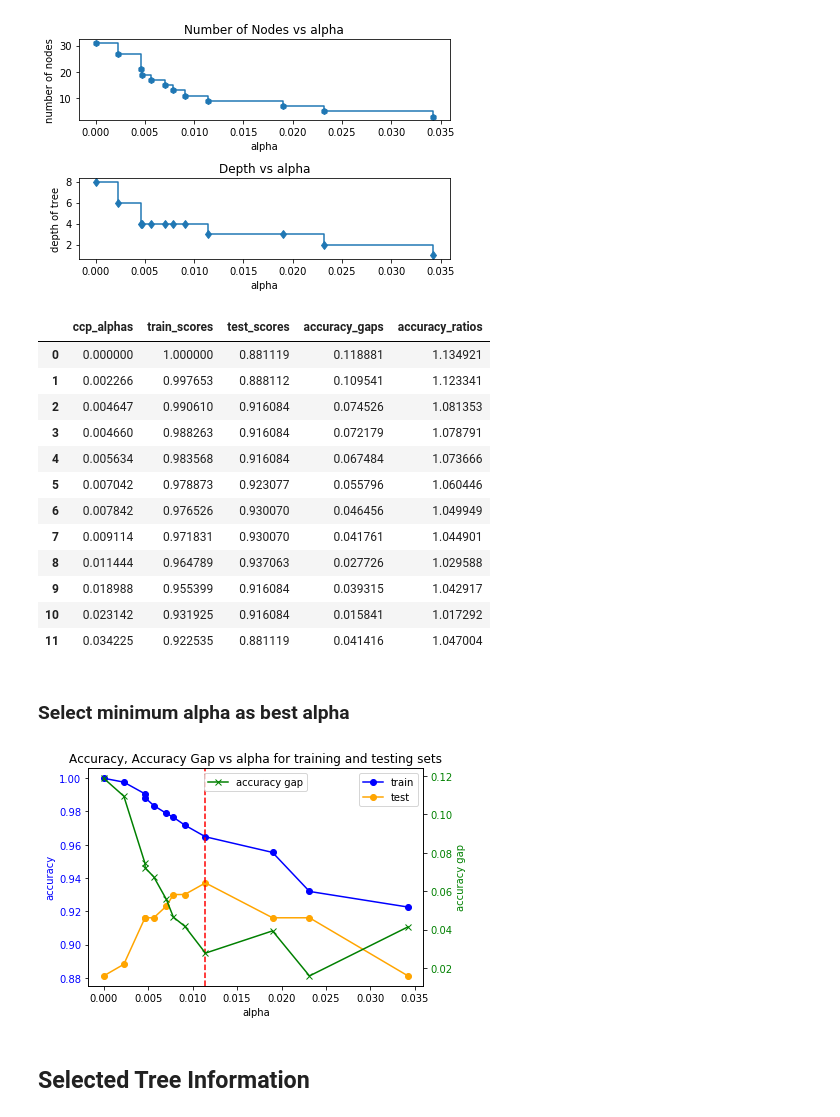
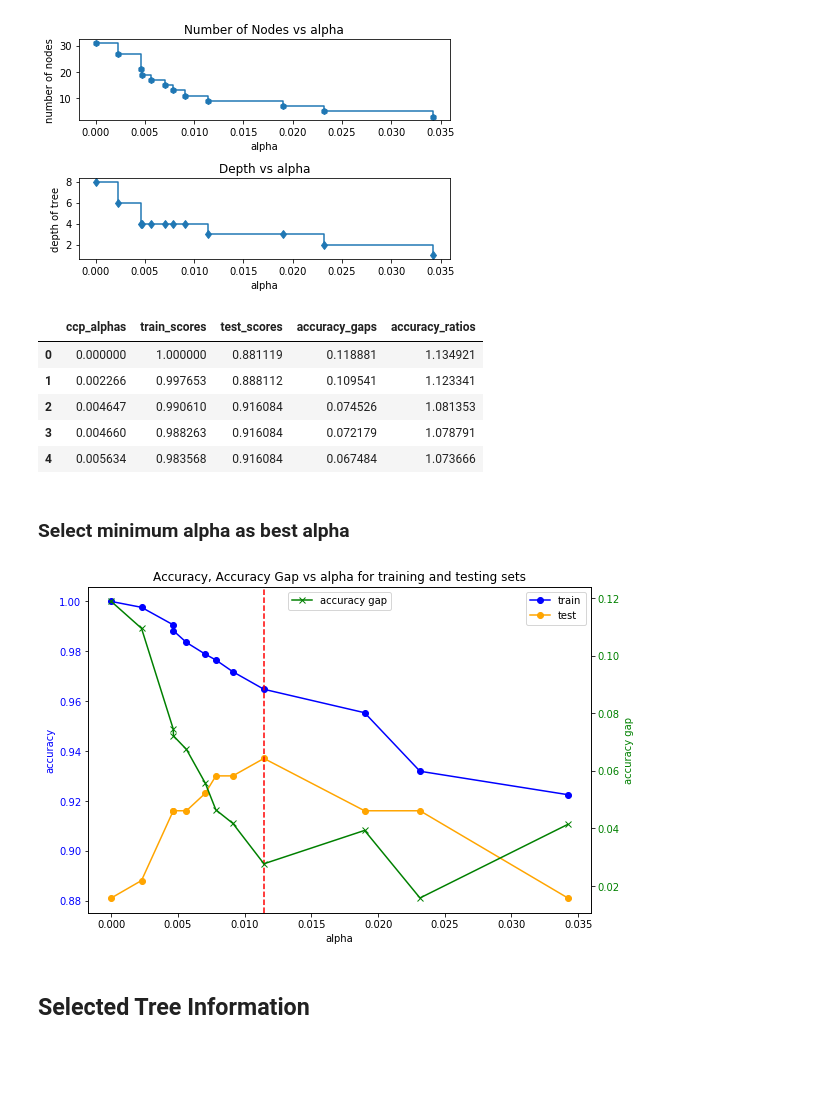
Before and after one commit to BlakeRosenhagen/Decision-Tree-Project, a Jupyter notebook: Cost_Complexity_Pruning.ipynb, the cells around one changed output. Cells and saved outputs as stored; diff of their text form; code cells hidden in the pictures; blank space fills up the shorter version.

```diff
--- a/Cost_Complexity_Pruning.ipynb
+++ b/Cost_Complexity_Pruning.ipynb
@@ -171,7 +171,7 @@ scoring_columns = ["ccp_alphas","train_scores", "test_scores", "accuracy_gaps",
 df1 = pd.DataFrame(data = dataframe_data)
 df2 = df1.T
 df2.columns = scoring_columns
-df2
+df2.head()
 # %% [output]
 |  | ccp_alphas | train_scores | test_scores | accuracy_gaps | accuracy_ratios |
 | 0 | 0.000000 | 1.000000 | 0.881119 | 0.118881 | 1.134921 |
@@ -179,13 +179,6 @@ df2
 | 2 | 0.004647 | 0.990610 | 0.916084 | 0.074526 | 1.081353 |
 | 3 | 0.004660 | 0.988263 | 0.916084 | 0.072179 | 1.078791 |
 | 4 | 0.005634 | 0.983568 | 0.916084 | 0.067484 | 1.073666 |
-| 5 | 0.007042 | 0.978873 | 0.923077 | 0.055796 | 1.060446 |
-| 6 | 0.007842 | 0.976526 | 0.930070 | 0.046456 | 1.049949 |
-| 7 | 0.009114 | 0.971831 | 0.930070 | 0.041761 | 1.044901 |
-| 8 | 0.011444 | 0.964789 | 0.937063 | 0.027726 | 1.029588 |
-| 9 | 0.018988 | 0.955399 | 0.916084 | 0.039315 | 1.042917 |
-| 10 | 0.023142 | 0.931925 | 0.916084 | 0.015841 | 1.017292 |
-| 11 | 0.034225 | 0.922535 | 0.881119 | 0.041416 | 1.047004 |
 # %% [markdown]
 ### Select minimum alpha as best alpha
 # %%
@@ -204,25 +191,25 @@ best_alpha_accuracy_ratio = df2['accuracy_ratios'][best_alpha_index]
 # %%
 #Accuracy double plot
-fig, ax1 = plt.subplots()
+fig, ax1 = plt.subplots(figsize=(9,6))
 
 ax1.set_xlabel('alpha')
 ax1.set_ylabel('accuracy', color='blue')
 ax1.set_title("Accuracy, Accuracy Gap vs alpha for training and testing sets")
 ax1.plot(ccp_alphas, train_scores, marker='o', label='train', color='blue')
 ax1.plot(ccp_alphas, test_scores, marker='o', label='test', color='orange')
 plt.axvline(x=ccp_alphas[best_alpha_index], linestyle='--', color='red')
 ax1.legend()
 #fig.text(text='This is the figure title', fontsize=12)
 ax1.tick_params(axis='y', labelcolor='blue')
 
 ax2 = ax1.twinx()
 
 ax2.set_ylabel('accuracy gap', color='green')
 ax2.plot(ccp_alphas, accuracy_gaps, marker='x', label='accuracy gap',  color='green')
 ax2.legend(loc='upper center')
 ax2.tick_params(axis='y', labelcolor='green')
 # %% [output]
-[figure, old version]
+[figure, new version]
 # %% [markdown]
 ## Selected Tree Information
 # %%
```
Also changed, not shown: parts of 9 cells of this notebook.
